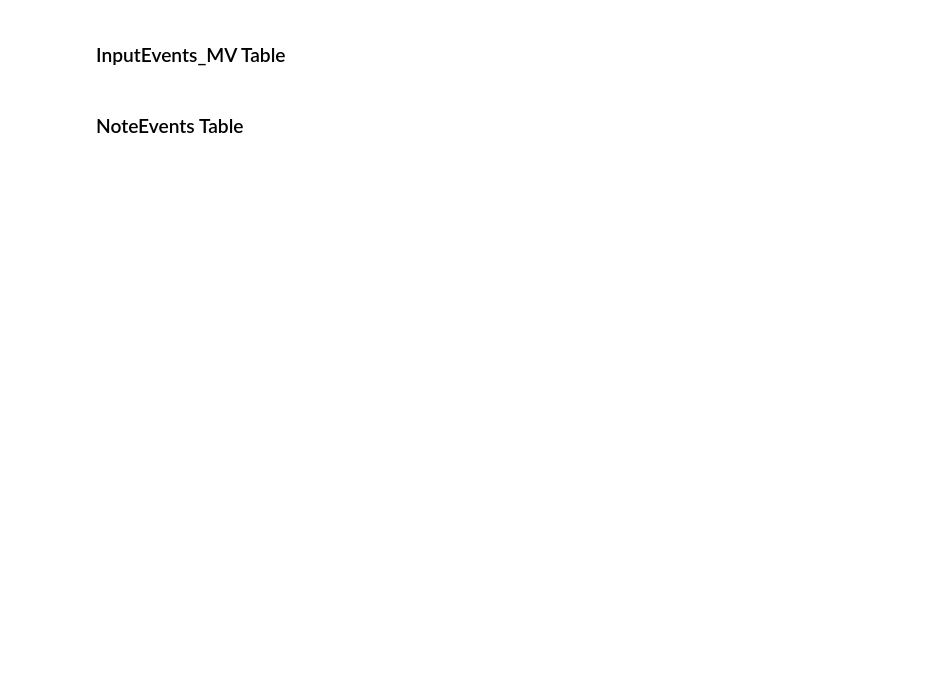
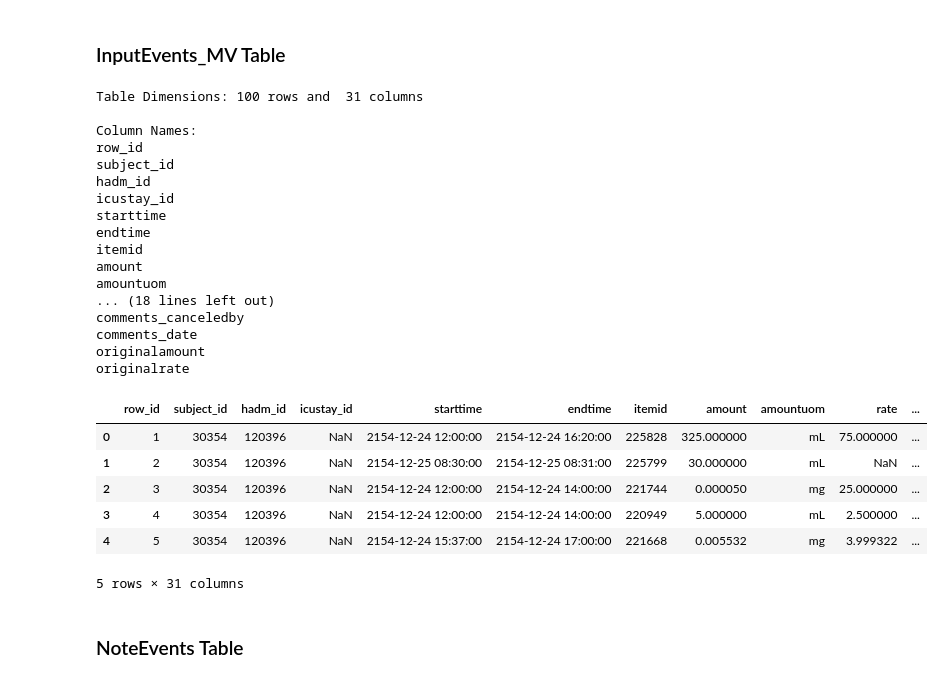
Before and after one commit to mpfrush/MIT-MIMIC-Obesity-Paradox, a Jupyter notebook: explore_mimic.ipynb, the cells around one changed output. Cells and saved outputs as stored; diff of their text form; code cells hidden in the pictures; blank space fills up the shorter version.

```diff
--- a/explore_mimic.ipynb
+++ b/explore_mimic.ipynb
@@ -379,19 +429,45 @@ data.head()
 # %%
 cur.execute('SET search_path to ' + schema_name)
 query = \
 """
 SELECT *
-FROM inputevents_mv;
+FROM inputevents_mv
+LIMIT 100;
 """
 data = pd.read_sql_query(query,con)
 
 print "Table Dimensions:", data.shape[0], "rows and ", data.shape[1], "columns"
 
 print "\nColumn Names:"
 for col in data.columns:
     print col
 
 data.head()
+# %% [output]
+Table Dimensions: 100 rows and  31 columns
+
+Column Names:
+row_id
+subject_id
+hadm_id
+icustay_id
+starttime
+endtime
+itemid
+amount
+amountuom
+... (18 lines left out)
+comments_canceledby
+comments_date
+originalamount
+originalrate
+|  | row_id | subject_id | hadm_id | icustay_id | starttime | endtime | itemid | amount | amountuom | rate | ... |
+| 0 | 1 | 30354 | 120396 | NaN | 2154-12-24 12:00:00 | 2154-12-24 16:20:00 | 225828 | 325.000000 | mL | 75.000000 | ... |
+| 1 | 2 | 30354 | 120396 | NaN | 2154-12-25 08:30:00 | 2154-12-25 08:31:00 | 225799 | 30.000000 | mL | NaN | ... |
+| 2 | 3 | 30354 | 120396 | NaN | 2154-12-24 12:00:00 | 2154-12-24 14:00:00 | 221744 | 0.000050 | mg | 25.000000 | ... |
+| 3 | 4 | 30354 | 120396 | NaN | 2154-12-24 12:00:00 | 2154-12-24 14:00:00 | 220949 | 5.000000 | mL | 2.500000 | ... |
+| 4 | 5 | 30354 | 120396 | NaN | 2154-12-24 15:37:00 | 2154-12-24 17:00:00 | 221668 | 0.005532 | mg | 3.999322 | ... |
+5 rows × 31 columns
 # %% [markdown]
 ### NoteEvents Table
 # %%
```
Also changed, not shown: parts of 7 cells of this notebook.
